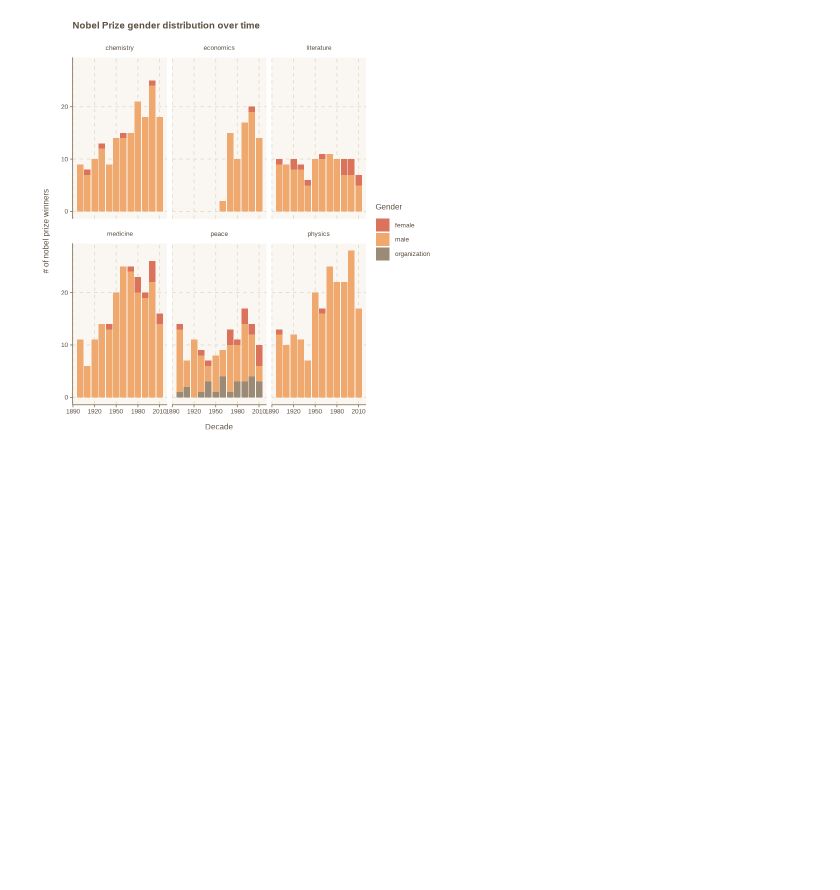
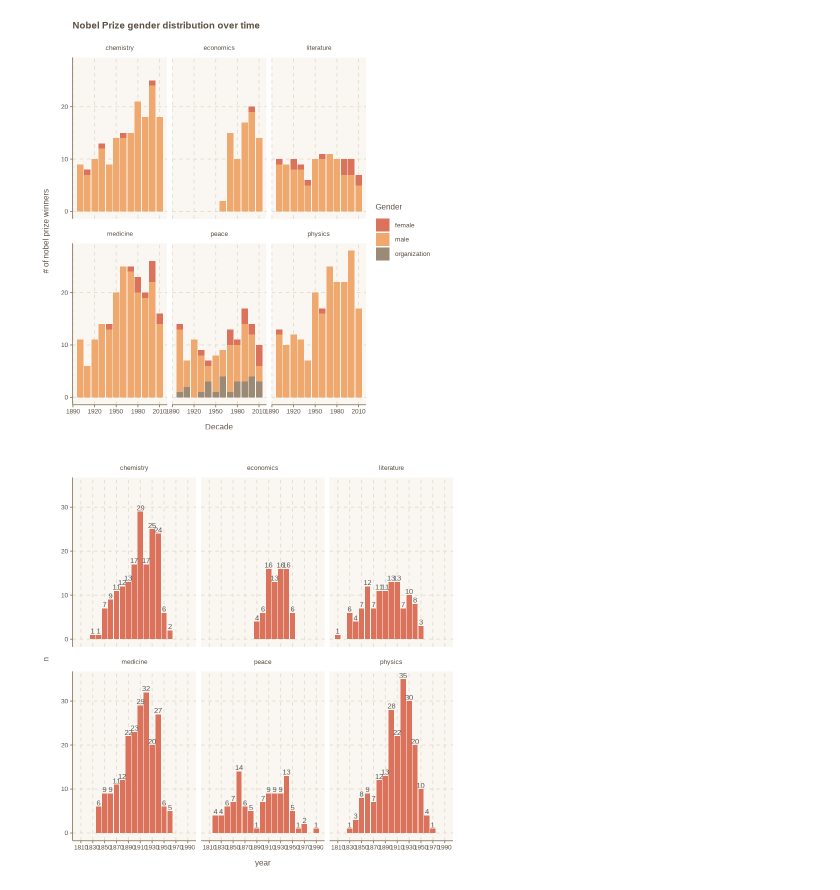
Before and after one commit to seernono2001/s10959022, a Jupyter notebook: 1119.ipynb, the cells around one changed output. Saved outputs shown, nothing was run; the diff lists cells and outputs as text; code cells hidden in the pictures; blank space fills up the shorter version.

```diff
--- a/1119.ipynb
+++ b/1119.ipynb
@@ -333,3 +333,16 @@ title = "Nobel Prize gender distribution over time"
 )
 # %% [output]
 [figure]
+# %%
+nobel_winners %>%
+select(category, birth_date) %>%
+mutate(year = floor(year(birth_date) / 10) * 10) %>%
+count(category, year) %>%
+dplyr::filter(!is.na(year)) %>%
+ggplot(aes(x = year, y = n)) +
+geom_col() +
+scale_x_continuous(breaks = seq(1810, 1990, 20)) +
+geom_text(aes(label = n), vjust = -0.25) +
+facet_wrap(vars(category))
+# %% [output]
+[figure, added]
```
